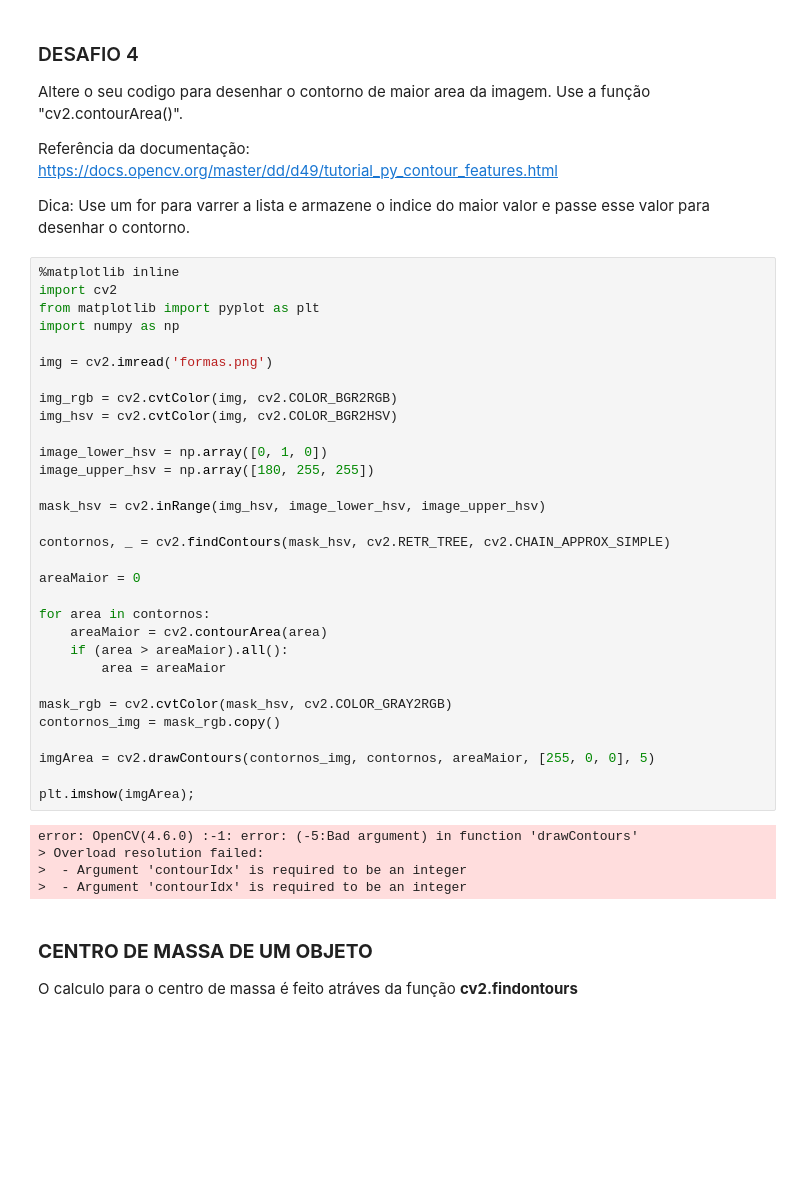
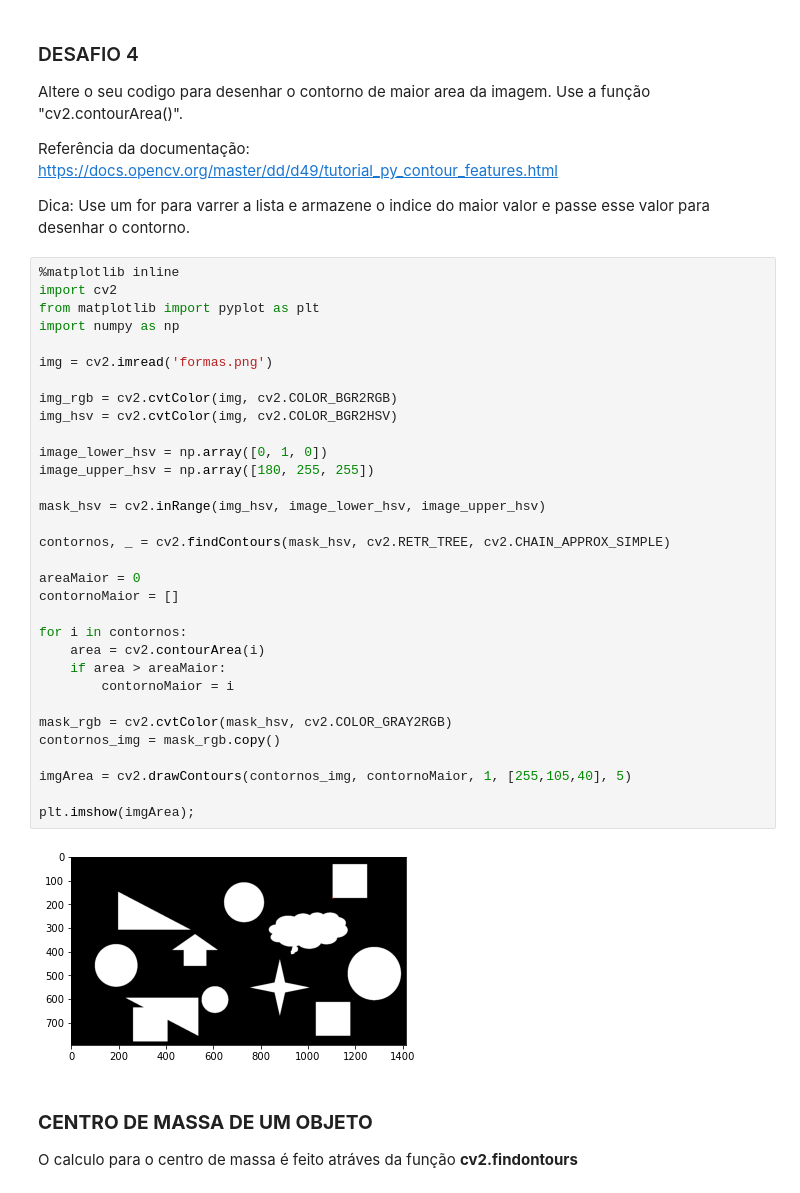
Before and after one commit to IsadoraAlo/cognitivecomputing, a Jupyter notebook: material/aulas/lab05/Espaço-cor-contorno.ipynb, the cells around one changed output. Drawn from its saved outputs; the diff is of its cells as text; blank space fills up the shorter version.

```diff
--- a/material/aulas/lab05/Espaço-cor-contorno.ipynb
+++ b/material/aulas/lab05/Espaço-cor-contorno.ipynb
@@ -326,39 +326,37 @@ Dica: Use um for para varrer a lista e armazene o indice do maior valor e passe
 # %%
 %matplotlib inline
 import cv2
 from matplotlib import pyplot as plt
 import numpy as np
 
 img = cv2.imread('formas.png')
 
 img_rgb = cv2.cvtColor(img, cv2.COLOR_BGR2RGB)
 img_hsv = cv2.cvtColor(img, cv2.COLOR_BGR2HSV)
 
 image_lower_hsv = np.array([0, 1, 0])
 image_upper_hsv = np.array([180, 255, 255])
 
 mask_hsv = cv2.inRange(img_hsv, image_lower_hsv, image_upper_hsv)
 
 contornos, _ = cv2.findContours(mask_hsv, cv2.RETR_TREE, cv2.CHAIN_APPROX_SIMPLE)
 
 areaMaior = 0
+contornoMaior = []
 
-for area in contornos:
-    areaMaior = cv2.contourArea(area)
-    if (area > areaMaior).all():
-        area = areaMaior
+for i in contornos:
+    area = cv2.contourArea(i)
+    if area > areaMaior:
+        contornoMaior = i
 
 mask_rgb = cv2.cvtColor(mask_hsv, cv2.COLOR_GRAY2RGB)
 contornos_img = mask_rgb.copy()
 
-imgArea = cv2.drawContours(contornos_img, contornos, areaMaior, [255, 0, 0], 5)
+imgArea = cv2.drawContours(contornos_img, contornoMaior, 1, [255,105,40], 5)
 
 plt.imshow(imgArea);
 # %% [output]
-error: OpenCV(4.6.0) :-1: error: (-5:Bad argument) in function 'drawContours'
-> Overload resolution failed:
->  - Argument 'contourIdx' is required to be an integer
->  - Argument 'contourIdx' is required to be an integer
+[figure, added]
 # %% [markdown]
 ### **CENTRO DE MASSA DE UM OBJETO**
 
```
